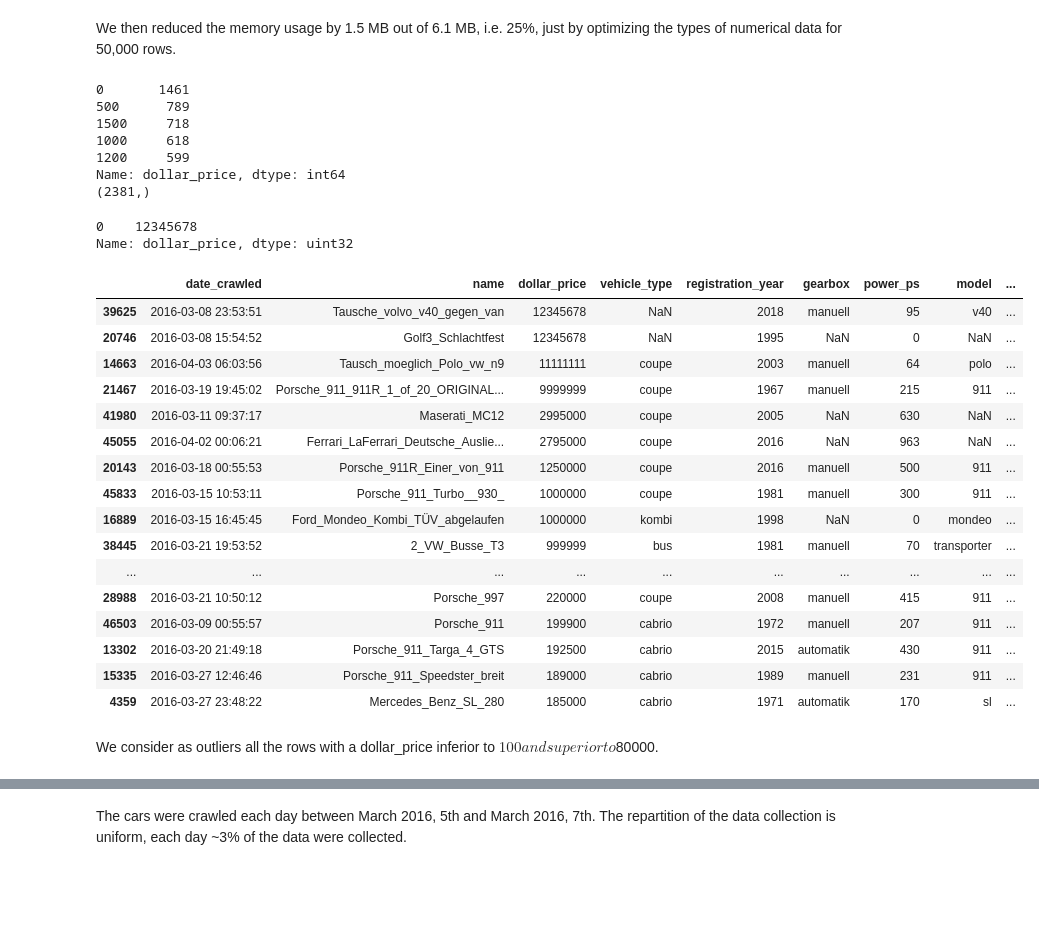
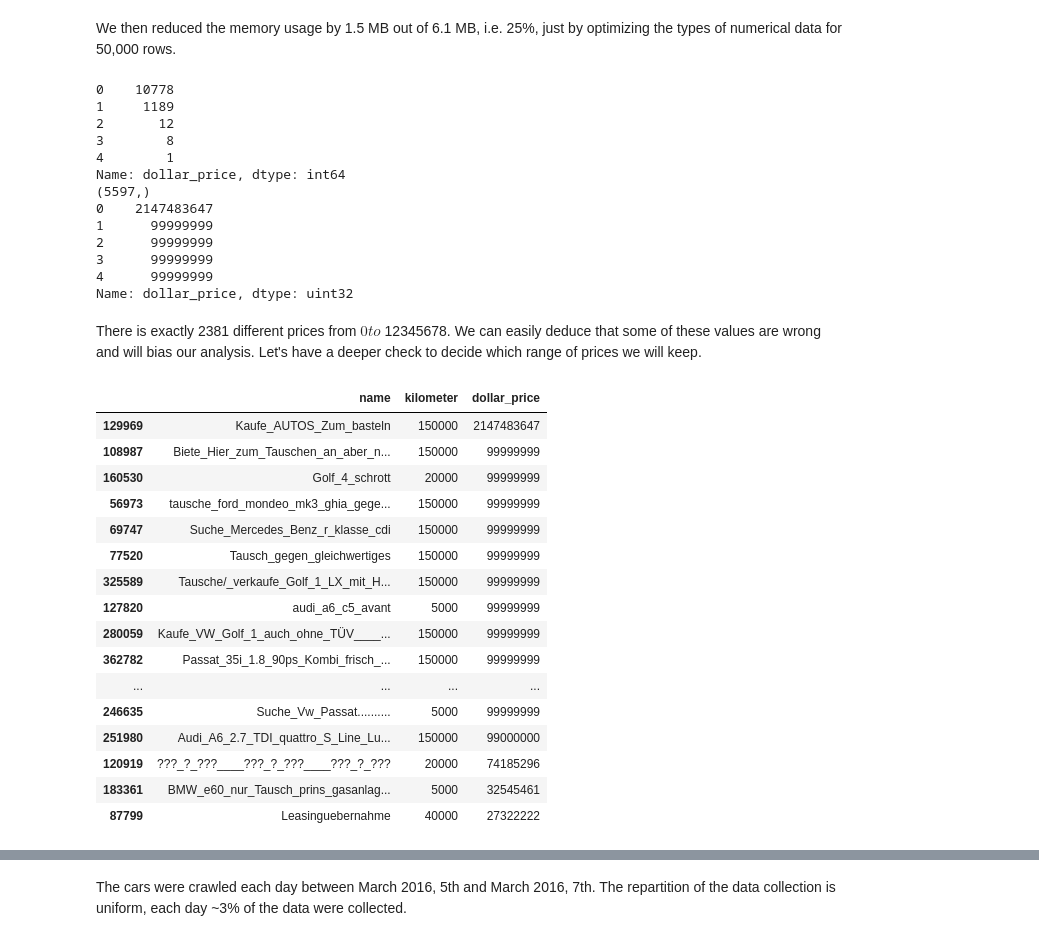
Before and after one commit to bozungu/EbayUsedCars, a Jupyter notebook: Ebay Car Sales Project.ipynb, the cells around one changed output, grey strips where cells are left out. Saved outputs shown, nothing was run; the diff lists cells and outputs as text; code cells hidden in the pictures; blank space fills up the shorter version.

```diff
--- a/Ebay Car Sales Project.ipynb
+++ b/Ebay Car Sales Project.ipynb
@@ -3,7 +7,7 @@ Ebay Car Sales Data
 # %%
 import pandas as pd
 import numpy as np
-autos = pd.read_csv(r"C:\Users\moham\Documents\Documents\DataQuest\Ebay Project\autos.csv", encoding="Windows-1252", nrows=50000)
+autos = pd.read_csv(r"C:\Users\moham\Documents\Documents\DataQuest\Ebay Project\autos.csv", encoding="Windows-1252")
 # %%
 autos.isnull().sum()
 # %% [output]
@@ -130,45 +130,47 @@ memory usage: 4.6+ MB
 # %% [markdown]
 We then reduced the memory usage by 1.5 MB out of 6.1 MB, i.e. 25%, just by optimizing the types of numerical data for 50,000 rows.
 # %%
-print(autos.dollar_price.value_counts().head())
+print(autos.dollar_price.value_counts().sort_index().head())
 print(autos.dollar_price.unique().shape)
+c_dollar_prices = autos.dollar_price.copy()
+s_dollar_prices = c_dollar_prices.sort_values(ascending=False)
+s_dollar_prices.index = autos.index
+print(s_dollar_prices.head())
 # %% [output]
-0       1461
-500      789
-1500     718
-1000     618
-1200     599
+0    10778
+1     1189
+2       12
+3        8
+4        1
 Name: dollar_price, dtype: int64
-(2381,)
+(5597,)
+0    2147483647
+1      99999999
+2      99999999
+3      99999999
+4      99999999
+Name: dollar_price, dtype: uint32
-# %%
-c_dollar_prices = autos.dollar_price.copy()
-s_dollar_prices = c_dollar_prices.sort_values(ascending=False)
-s_dollar_prices.index = autos.index
-print(s_dollar_prices.head(1))
-# %% [output]
-0    12345678
-Name: dollar_price, dtype: uint32
+# %% [markdown]
+There is exactly 2381 different prices from $ 0 to $ 12345678. We can easily deduce that some of these values are wrong and will bias our analysis. Let's have a deeper check to decide which range of prices we will keep.
 # %%
 v_dollar_prices = autos[autos["dollar_price"] > 100000].copy()
 v_dollar_prices.sort_values(by=['dollar_price'], ascending=False, inplace=True)
-v_dollar_prices.head(20)
+v_dollar_prices[['name', 'kilometer', 'dollar_price']].head(20)
 # %% [output]
-|  | date_crawled | name | dollar_price | vehicle_type | registration_year | gearbox | power_ps | model | ... |
-| 39625 | 2016-03-08 23:53:51 | Tausche_volvo_v40_gegen_van | 12345678 | NaN | 2018 | manuell | 95 | v40 | ... |
-| 20746 | 2016-03-08 15:54:52 | Golf3_Schlachtfest | 12345678 | NaN | 1995 | NaN | 0 | NaN | ... |
-| 14663 | 2016-04-03 06:03:56 | Tausch_moeglich_Polo_vw_n9 | 11111111 | coupe | 2003 | manuell | 64 | polo | ... |
-| 21467 | 2016-03-19 19:45:02 | Porsche_911_911R_1_of_20_ORIGINAL... | 9999999 | coupe | 1967 | manuell | 215 | 911 | ... |
-| 41980 | 2016-03-11 09:37:17 | Maserati_MC12 | 2995000 | coupe | 2005 | NaN | 630 | NaN | ... |
-| 45055 | 2016-04-02 00:06:21 | Ferrari_LaFerrari_Deutsche_Auslie... | 2795000 | coupe | 2016 | NaN | 963 | NaN | ... |
-| 20143 | 2016-03-18 00:55:53 | Porsche_911R_Einer_von_911 | 1250000 | coupe | 2016 | manuell | 500 | 911 | ... |
-| 45833 | 2016-03-15 10:53:11 | Porsche_911_Turbo__930_ | 1000000 | coupe | 1981 | manuell | 300 | 911 | ... |
-| 16889 | 2016-03-15 16:45:45 | Ford_Mondeo_Kombi_TÜV_abgelaufen | 1000000 | kombi | 1998 | NaN | 0 | mondeo | ... |
-| 38445 | 2016-03-21 19:53:52 | 2_VW_Busse_T3 | 999999 | bus | 1981 | manuell | 70 | transporter | ... |
-| ... | ... | ... | ... | ... | ... | ... | ... | ... | ... |
-| 28988 | 2016-03-21 10:50:12 | Porsche_997 | 220000 | coupe | 2008 | manuell | 415 | 911 | ... |
-| 46503 | 2016-03-09 00:55:57 | Porsche_911 | 199900 | cabrio | 1972 | manuell | 207 | 911 | ... |
-| 13302 | 2016-03-20 21:49:18 | Porsche_911_Targa_4_GTS | 192500 | cabrio | 2015 | automatik | 430 | 911 | ... |
-| 15335 | 2016-03-27 12:46:46 | Porsche_911_Speedster_breit | 189000 | cabrio | 1989 | manuell | 231 | 911 | ... |
-| 4359 | 2016-03-27 23:48:22 | Mercedes_Benz_SL_280 | 185000 | cabrio | 1971 | automatik | 170 | sl | ... |
+|  | name | kilometer | dollar_price |
+| 129969 | Kaufe_AUTOS_Zum_basteln | 150000 | 2147483647 |
+| 108987 | Biete_Hier_zum_Tauschen_an_aber_n... | 150000 | 99999999 |
+| 160530 | Golf_4_schrott | 20000 | 99999999 |
+| 56973 | tausche_ford_mondeo_mk3_ghia_gege... | 150000 | 99999999 |
+| 69747 | Suche_Mercedes_Benz_r_klasse_cdi | 150000 | 99999999 |
+| 77520 | Tausch_gegen_gleichwertiges | 150000 | 99999999 |
+| 325589 | Tausche/_verkaufe_Golf_1_LX_mit_H... | 150000 | 99999999 |
+| 127820 | audi_a6_c5_avant | 5000 | 99999999 |
+| 280059 | Kaufe_VW_Golf_1_auch_ohne_TÜV____... | 150000 | 99999999 |
+| 362782 | Passat_35i_1.8_90ps_Kombi_frisch_... | 150000 | 99999999 |
+| ... | ... | ... | ... |
+| 246635 | Suche_Vw_Passat.......... | 5000 | 99999999 |
+| 251980 | Audi_A6_2.7_TDI_quattro_S_Line_Lu... | 150000 | 99000000 |
+| 120919 | ???_?_???____???_?_???____???_?_??? | 20000 | 74185296 |
+| 183361 | BMW_e60_nur_Tausch_prins_gasanlag... | 5000 | 32545461 |
+| 87799 | Leasinguebernahme | 40000 | 27322222 |
-# %% [markdown]
-We consider as outliers all the rows with a dollar_price inferior to $100 and superior to $80000.
```
Also changed, not shown: parts of 40 cells of this notebook, 1 other file.
